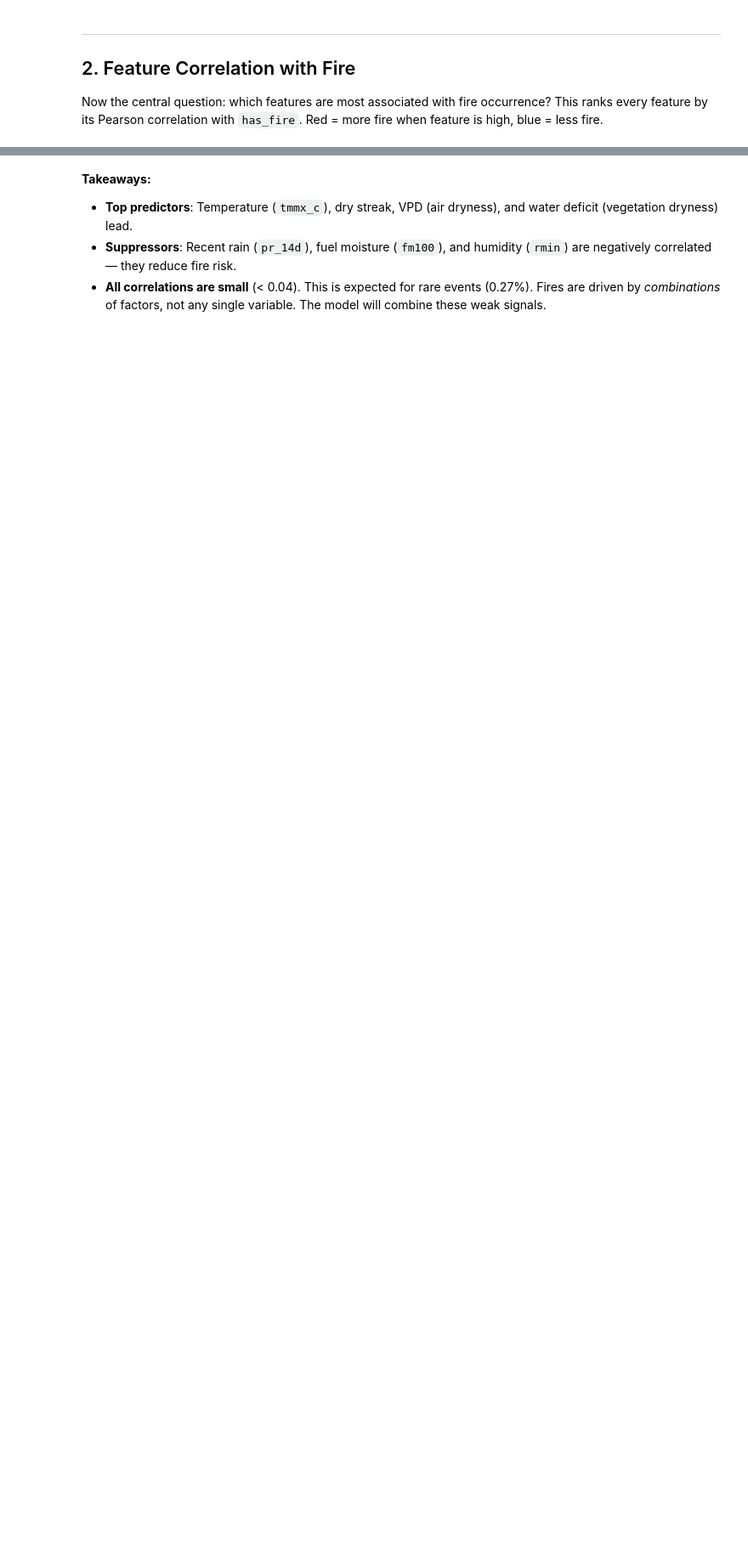
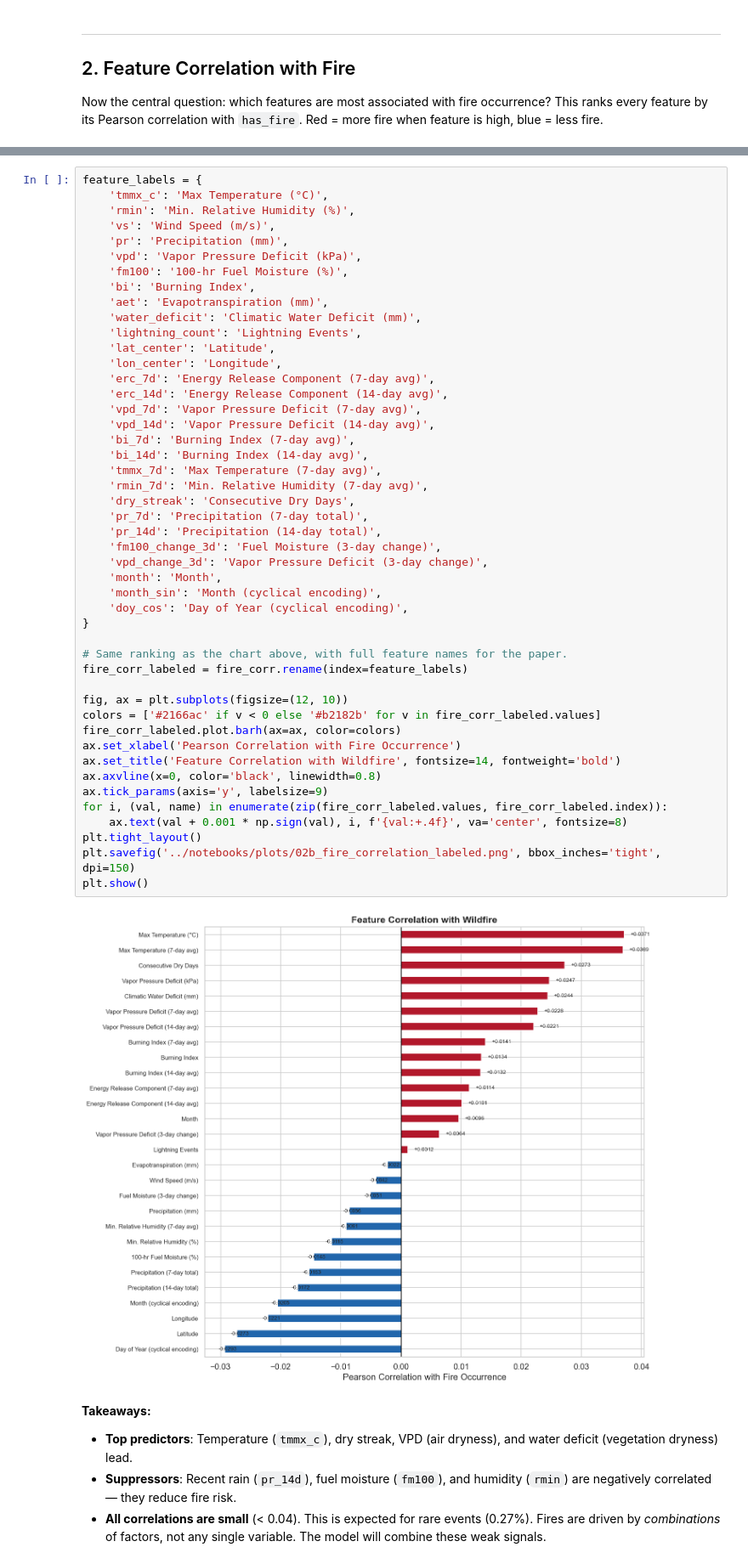
Before and after one commit to nikhilshriram37/California-FirePred, a Jupyter notebook: notebooks/02_eda.ipynb, the cells around one changed output, grey strips where cells are left out. Shown at 85% size. Saved outputs shown, nothing was run; the diff lists cells and outputs as text; blank space fills up the shorter version.

```diff
--- a/notebooks/02_eda.ipynb
+++ b/notebooks/02_eda.ipynb
@@ -115,6 +115,55 @@ plt.savefig('../notebooks/plots/02_fire_correlation_ranking.png', bbox_inches='t
 plt.show()
 # %% [output]
 [figure]
+# %%
+feature_labels = {
+    'tmmx_c': 'Max Temperature (°C)',
+    'rmin': 'Min. Relative Humidity (%)',
+    'vs': 'Wind Speed (m/s)',
+    'pr': 'Precipitation (mm)',
+    'vpd': 'Vapor Pressure Deficit (kPa)',
+    'fm100': '100-hr Fuel Moisture (%)',
+    'bi': 'Burning Index',
+    'aet': 'Evapotranspiration (mm)',
+    'water_deficit': 'Climatic Water Deficit (mm)',
+    'lightning_count': 'Lightning Events',
+    'lat_center': 'Latitude',
+    'lon_center': 'Longitude',
+    'erc_7d': 'Energy Release Component (7-day avg)',
+    'erc_14d': 'Energy Release Component (14-day avg)',
+    'vpd_7d': 'Vapor Pressure Deficit (7-day avg)',
+    'vpd_14d': 'Vapor Pressure Deficit (14-day avg)',
+    'bi_7d': 'Burning Index (7-day avg)',
+    'bi_14d': 'Burning Index (14-day avg)',
+    'tmmx_7d': 'Max Temperature (7-day avg)',
+    'rmin_7d': 'Min. Relative Humidity (7-day avg)',
+    'dry_streak': 'Consecutive Dry Days',
+    'pr_7d': 'Precipitation (7-day total)',
+    'pr_14d': 'Precipitation (14-day total)',
+    'fm100_change_3d': 'Fuel Moisture (3-day change)',
+    'vpd_change_3d': 'Vapor Pressure Deficit (3-day change)',
+    'month': 'Month',
+    'month_sin': 'Month (cyclical encoding)',
+    'doy_cos': 'Day of Year (cyclical encoding)',
+}
+
+# Same ranking as the chart above, with full feature names for the paper.
+fire_corr_labeled = fire_corr.rename(index=feature_labels)
+
+fig, ax = plt.subplots(figsize=(12, 10))
+colors = ['#2166ac' if v < 0 else '#b2182b' for v in fire_corr_labeled.values]
+fire_corr_labeled.plot.barh(ax=ax, color=colors)
+ax.set_xlabel('Pearson Correlation with Fire Occurrence')
+ax.set_title('Feature Correlation with Wildfire', fontsize=14, fontweight='bold')
+ax.axvline(x=0, color='black', linewidth=0.8)
+ax.tick_params(axis='y', labelsize=9)
+for i, (val, name) in enumerate(zip(fire_corr_labeled.values, fire_corr_labeled.index)):
+    ax.text(val + 0.001 * np.sign(val), i, f'{val:+.4f}', va='center', fontsize=8)
+plt.tight_layout()
+plt.savefig('../notebooks/plots/02b_fire_correlation_labeled.png', bbox_inches='tight', dpi=150)
+plt.show()
+# %% [output]
+[figure, added]
 # %% [markdown]
 **Takeaways:**
 - **Top predictors**: Temperature (`tmmx_c`), dry streak, VPD (air dryness), and water deficit (vegetation dryness) lead.
```
Also changed, not shown: 1 other file.
